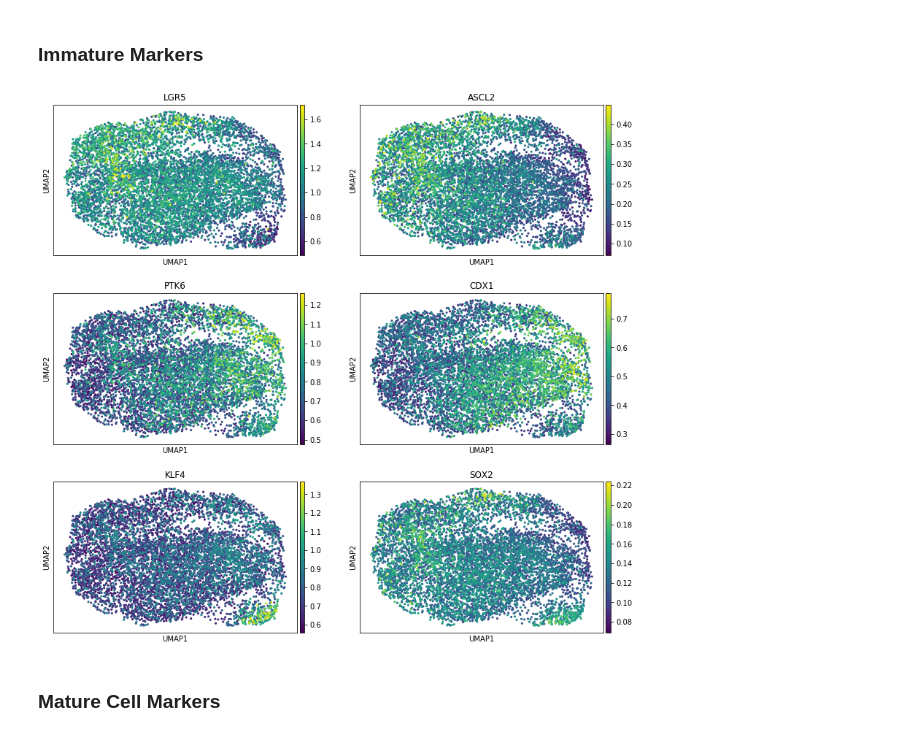
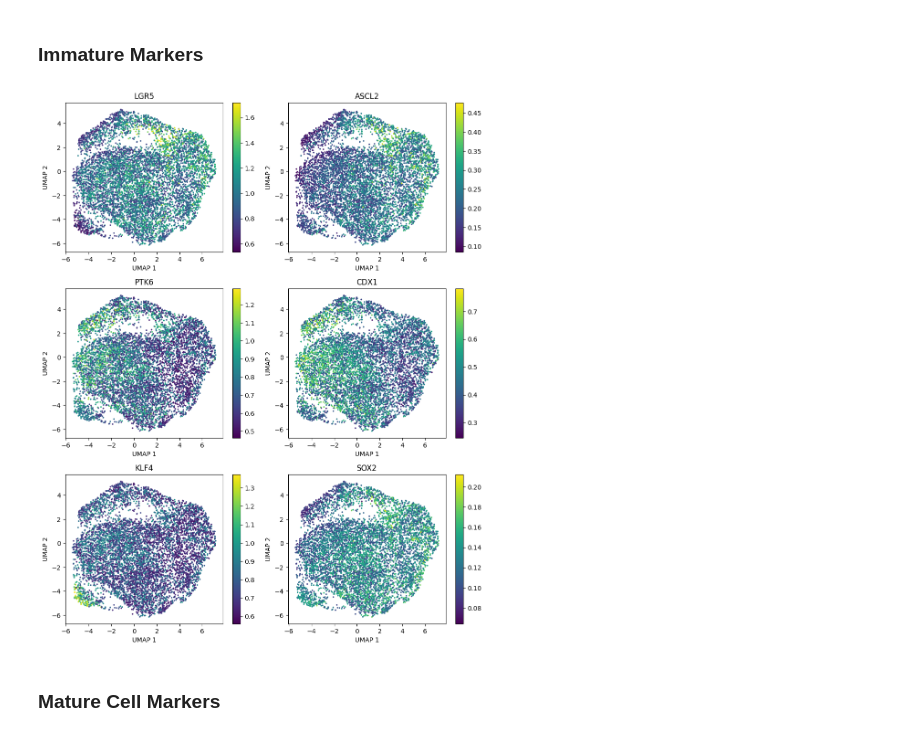
Before and after one commit to aselewa/episcan, a Jupyter notebook: organoids_ATAC_s1.ipynb, the cells around one changed output. Cells and saved outputs as stored; diff of their text form; code cells hidden in the pictures.

```diff
--- a/organoids_ATAC_s1.ipynb
+++ b/organoids_ATAC_s1.ipynb
@@ -87,0 +61,4 @@ sc.pl.paga(myobj, threshold=0.15)
+# %%
+myobj = episcan.run_umap(myobj, n_pcs=10, n_neighbors=15, min_dist=0.4)
+# %%
+myobj = episcan.run_spectral_clustering(myobj, n_pcs=10, n_clusters=4, n_neighbors=15)
@@ -98,13 +81,12 @@ features = features.loc[features['chr'] != 'chrM', :]
 features = features.loc[features['chr'] != 'random', :]
 features.drop_duplicates(subset='gene', inplace=True)
 # %%
-gene_activity = gene_activity_matrix('../scATAC-seq_Alan/RC2_Benchmark/HE021320A/outs/fragments.tsv.gz', features, myobj.obs[0].values)
+gene_activity = episcan.gene_activity_matrix('../scATAC-seq_Alan/RC2_Benchmark/HE021320A/outs/fragments.tsv.gz', features, myobj.obs[0].values)
 # %% [output]
  Progress: 98.38%
 # %%
 gene_activity_norm = np.log1p((gene_activity.T / gene_activity.sum(axis=1))*1e5).T
 # %%
-import magic
-magic_operator = magic.MAGIC(t=5)
+magic_operator = magic.MAGIC(t=5, verbose=0)
 X_magic = magic_operator.fit_transform(gene_activity_norm)
 # %% [output]
@@ -137,9 +106,9 @@ markers obtained from https://en.wikipedia.org/wiki/List_of_intestinal_epithelia
 # %% [markdown]
 ### Immature Markers
 # %%
-sc.pl.umap(myobj, color= ['LGR5','ASCL2','PTK6','CDX1','KLF4','SOX2'],size=40, ncols=2)
+episcan.plot_multi_umap(myobj, colors= ['LGR5','ASCL2','PTK6','CDX1','KLF4','SOX2'], size=2)
 # %% [output]
-[figure, old version]
+[figure, new version]
 # %% [markdown]
 ### Mature Cell Markers
 # %%
```
Also changed, not shown: parts of 34 cells of this notebook, 7 other files.
